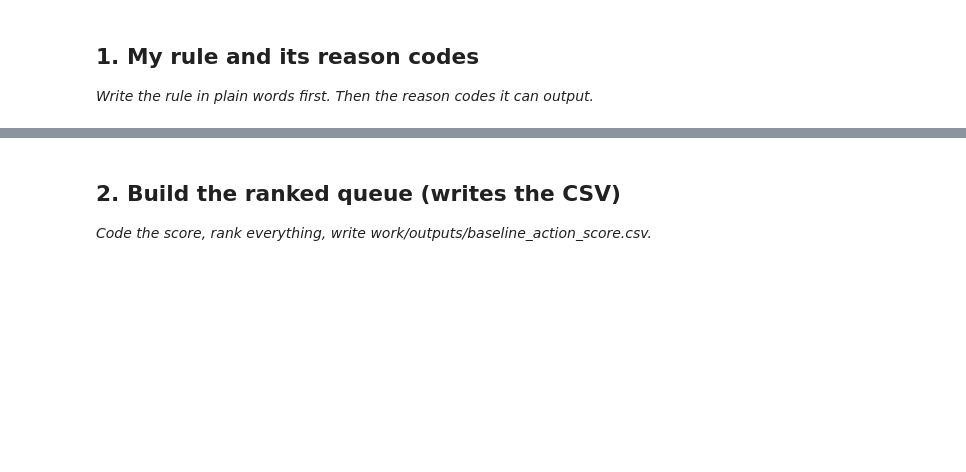
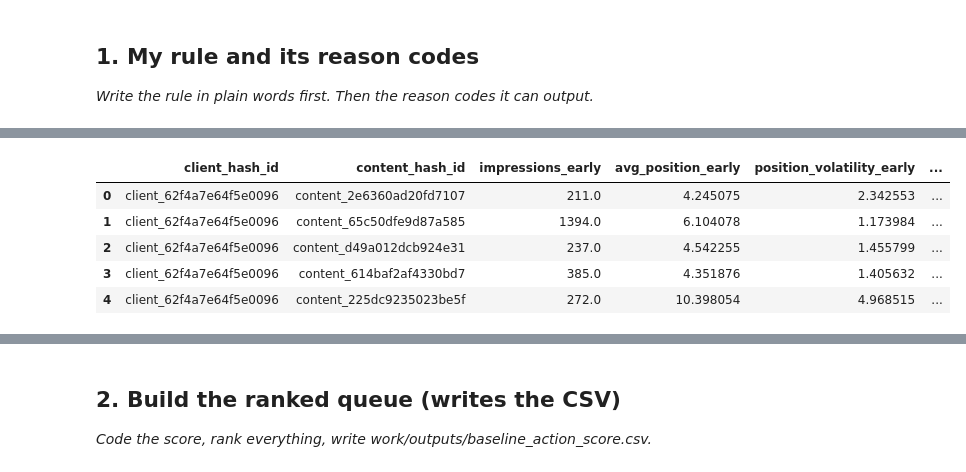
Before and after one commit to Davidsoooooon/ML-Intern---Briones, a Jupyter notebook: work/notebooks/w04_baseline_score.ipynb, the cells around one changed output, grey strips where cells are left out. Drawn from its saved outputs; the diff is of its cells as text; code cells hidden in the pictures; blank space fills up the shorter version.

```diff
--- a/work/notebooks/w04_baseline_score.ipynb
+++ b/work/notebooks/w04_baseline_score.ipynb
@@ -10,3 +10,86 @@ This skeleton is yours to fill. Work the sections **in order** — each one has
 ## 1. My rule and its reason codes
 
 *Write the rule in plain words first. Then the reason codes it can output.*
+# %%
+from google.colab import userdata
+from pathlib import Path
+import duckdb
+import pandas as pd
+import numpy as np
+
+HF_TOKEN = userdata.get("HF_TOKEN")
+
+if not HF_TOKEN:
+    raise ValueError("HF_TOKEN was not found in Colab Secrets.")
+
+con = duckdb.connect()
+
+con.execute(
+    f"CREATE OR REPLACE SECRET hf "
+    f"(TYPE huggingface, TOKEN '{HF_TOKEN}')"
+)
+
+REL = "hf://datasets/FlyRank/internship-warehouse"
+
+MARCH_DAILY = (
+    f"read_parquet("
+    f"'{REL}/fact_content_daily_performance/month=2026-03/*.parquet'"
+    f")"
+)
+
+feature_source = con.sql(f"""
+    WITH page_windows AS (
+        SELECT
+            client_hash_id,
+            content_hash_id,
+
+            SUM(CASE
+                WHEN report_date BETWEEN DATE '2026-03-01'
+                                     AND DATE '2026-03-14'
+                THEN gsc_impressions ELSE 0
+            END) AS impressions_early,
+
+            AVG(CASE
+                WHEN report_date BETWEEN DATE '2026-03-01'
+                                     AND DATE '2026-03-14'
+                THEN NULLIF(gsc_avg_position, 0)
+            END) AS avg_position_early,
+
+            STDDEV_SAMP(CASE
+                WHEN report_date BETWEEN DATE '2026-03-01'
+                                     AND DATE '2026-03-14'
+                THEN NULLIF(gsc_avg_position, 0)
+            END) AS position_volatility_early,
+
+            COUNT(DISTINCT CASE
+                WHEN report_date BETWEEN DATE '2026-03-01'
+                                     AND DATE '2026-03-14'
+                     AND gsc_impressions > 0
+                THEN report_date
+            END) AS active_days_early,
+
+            SUM(CASE
+                WHEN report_date BETWEEN DATE '2026-03-15'
+                                     AND DATE '2026-03-28'
+                THEN gsc_impressions ELSE 0
+            END) AS impressions_late
+
+        FROM {MARCH_DAILY}
+        WHERE report_date BETWEEN DATE '2026-03-01'
+                              AND DATE '2026-03-28'
+        GROUP BY client_hash_id, content_hash_id
+    )
+
+    SELECT
+        *,
+        CASE
+            WHEN impressions_late < 0.80 * impressions_early
+            THEN 1 ELSE 0
+        END AS is_declining_proxy
+    FROM page_windows
+    WHERE impressions_early >= 100
+""").df()
+
+print(f"Pages in feature frame: {len(feature_source):,}")
+display(feature_source.head())
+# %% [output]
@@ -12,0 +97,6 @@ This skeleton is yours to fill. Work the sections **in order** — each one has
+|  | client_hash_id | content_hash_id | impressions_early | avg_position_early | position_volatility_early | ... |
+| 0 | client_62f4a7e64f5e0096 | content_2e6360ad20fd7107 | 211.0 | 4.245075 | 2.342553 | ... |
+| 1 | client_62f4a7e64f5e0096 | content_65c50dfe9d87a585 | 1394.0 | 6.104078 | 1.173984 | ... |
+| 2 | client_62f4a7e64f5e0096 | content_d49a012dcb924e31 | 237.0 | 4.542255 | 1.455799 | ... |
+| 3 | client_62f4a7e64f5e0096 | content_614baf2af4330bd7 | 385.0 | 4.351876 | 1.405632 | ... |
+| 4 | client_62f4a7e64f5e0096 | content_225dc9235023be5f | 272.0 | 10.398054 | 4.968515 | ... |
```
Also changed, not shown: parts of 11 cells of this notebook.
